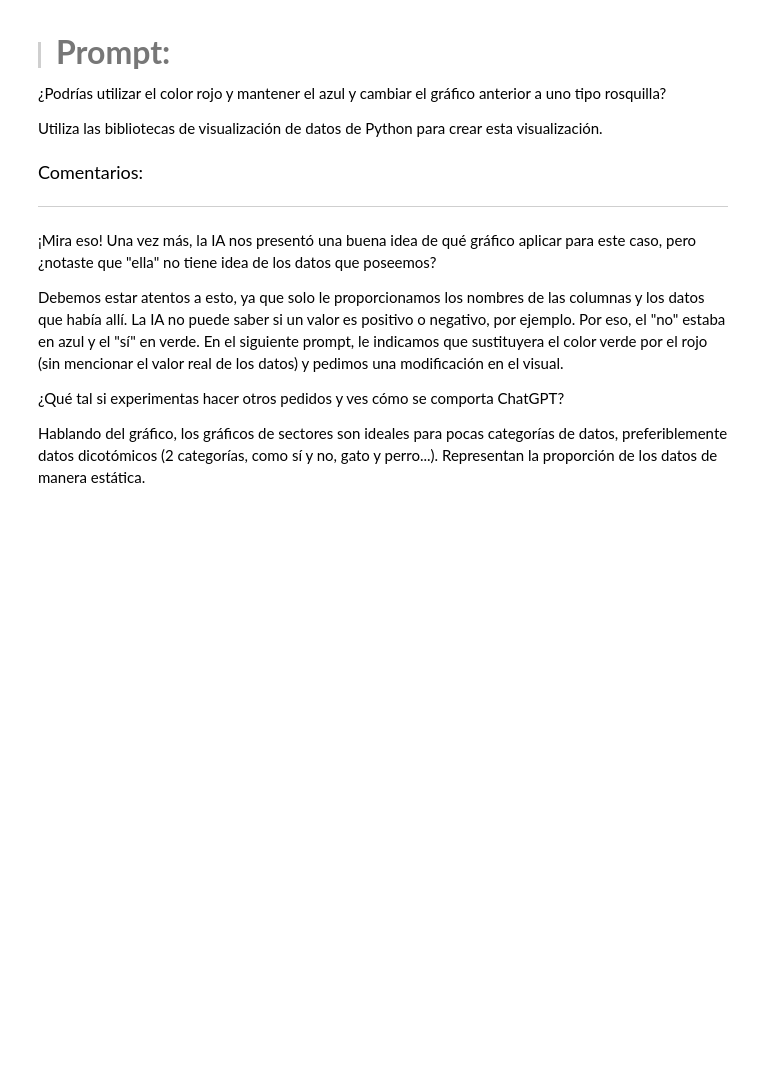
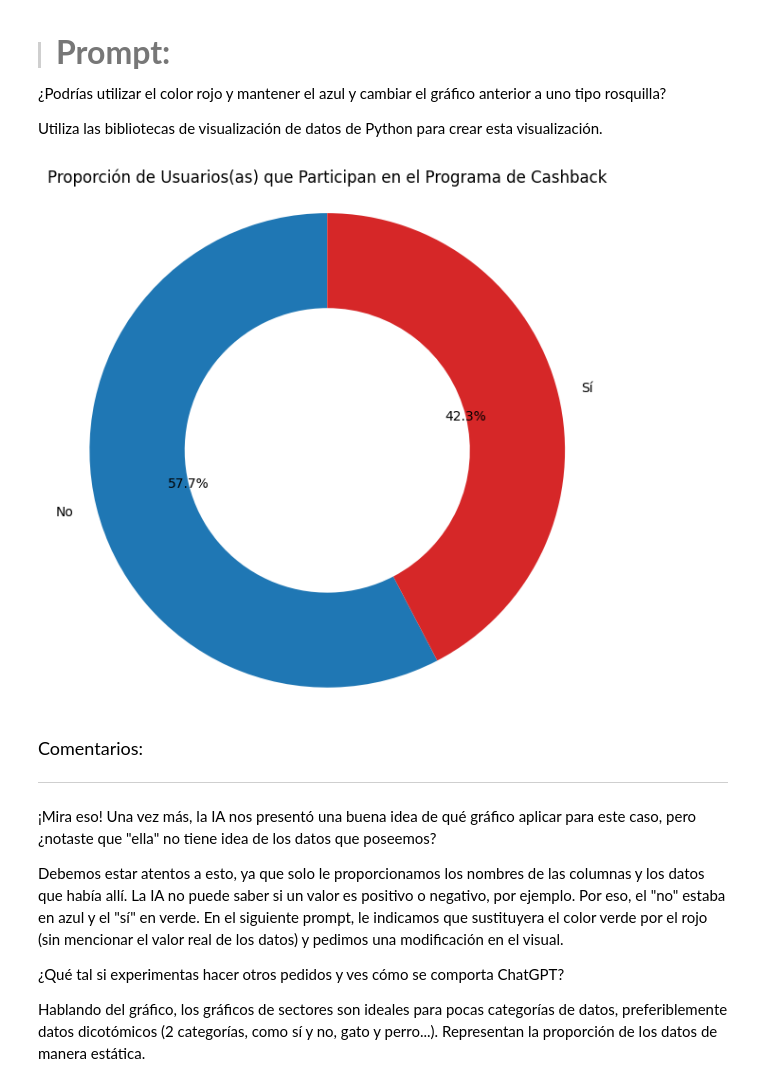
Before and after one commit to AndresCMontejo/IA_Aplicada_a_Ciencia_de_datos, a Jupyter notebook: IA_aplicada_a_ciencia_de_datos.ipynb, the cells around one changed output. Cells and saved outputs as stored; diff of their text form; code cells hidden in the pictures; blank space fills up the shorter version.

```diff
--- a/IA_aplicada_a_ciencia_de_datos.ipynb
+++ b/IA_aplicada_a_ciencia_de_datos.ipynb
@@ -939,6 +952,24 @@ Utiliza las bibliotecas de visualización de datos de Python para crear esta vis
 ¿Podrías utilizar el color rojo y mantener el azul y cambiar el gráfico anterior a uno tipo rosquilla?
 
 Utiliza las bibliotecas de visualización de datos de Python para crear esta visualización.
+# %%
+# Contar la cantidad de usuarios por participación en cashback
+participacion_cashback = df['cashback'].value_counts()
+
+# Definir colores: azul y rojo
+colores = ['#1f77b4', '#d62728']  # Azul y rojo
+
+# Crear gráfico tipo rosquilla
+plt.figure(figsize=(6, 6))
+plt.pie(participacion_cashback, labels=participacion_cashback.index, autopct='%1.1f%%',
+        startangle=90, colors=colores, wedgeprops={'width': 0.4})
+#plt.pie(participacion_cashback, labels=participacion_cashback.index, autopct='%1.1f%%', startangle=90, colors=['#66c2a5', '#fc8d62'])
+plt.title('Proporción de Usuarios(as) que Participan en el Programa de Cashback')
+plt.axis('equal')  # Para que el círculo sea proporcional
+plt.tight_layout()
+plt.show()
+# %% [output]
+[figure, added]
 # %% [markdown]
 <font color="7b71ff" size=4> Comentarios: </font>
 
```
Also changed, not shown: parts of 5 cells of this notebook.
